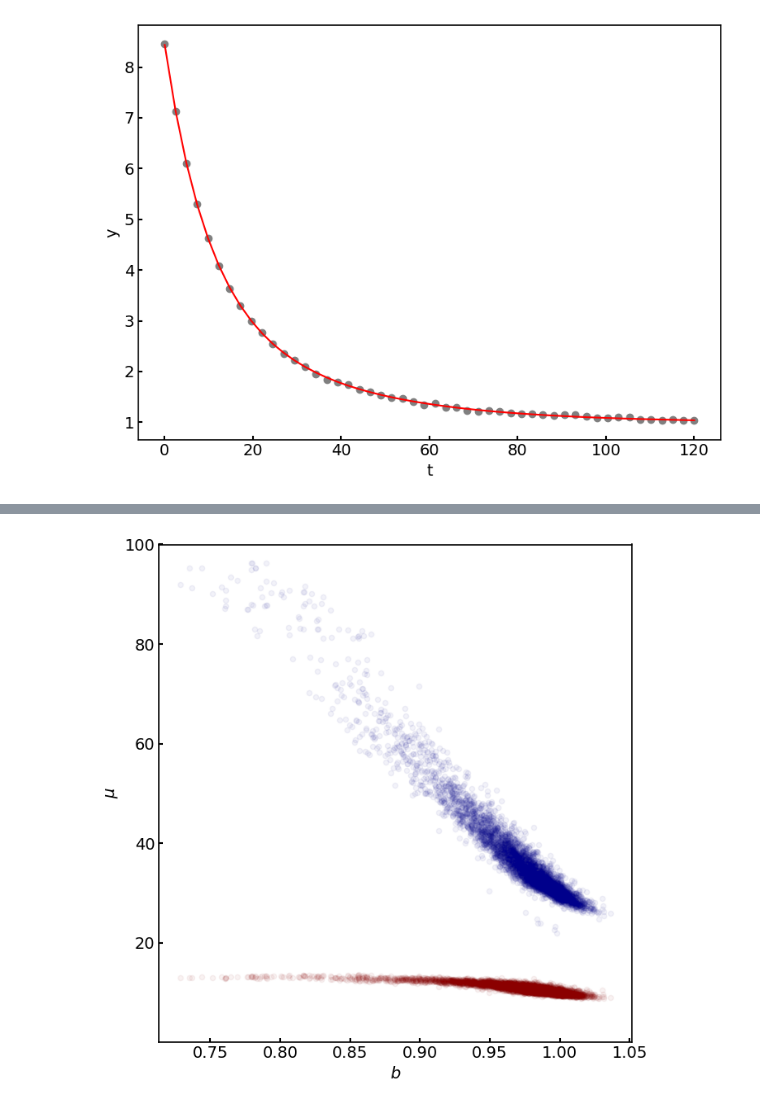
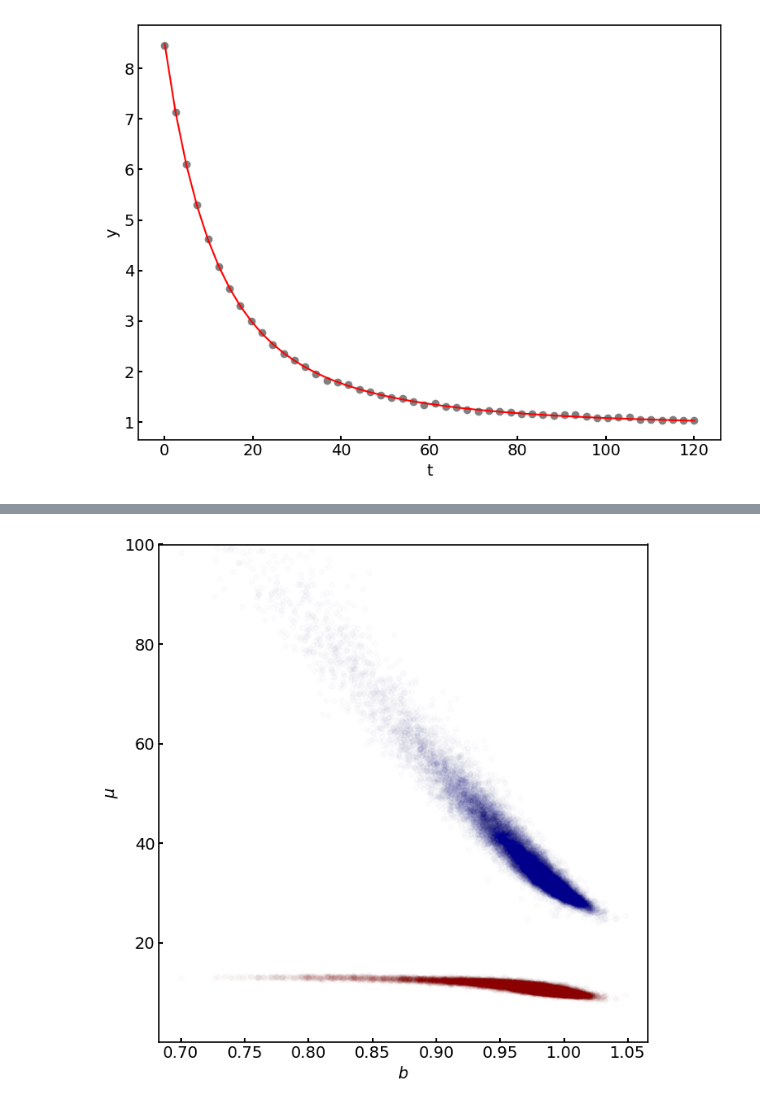
Before and after one commit to murakami9916/time-constant-distribution-estimation, a Jupyter notebook: src/example.ipynb, the cells around one changed output, grey strips where cells are left out. Cells and saved outputs as stored; diff of their text form; code cells hidden in the pictures.

```diff
--- a/src/example.ipynb
+++ b/src/example.ipynb
@@ -68,8 +68,8 @@ plt.show()
 # %% [output]
 [figure]
 # %%
-num_samples = num_warmup = 1000
-num_chains = 5
+num_samples = num_warmup = 2000
+num_chains = 10
 K = 2
 
 kernel = NUTS(model, target_accept_prob=0.95)
@@ -162,14 +164,14 @@ plt.show()
 # %%
 plt.figure(figsize=(7, 7))
 plt.scatter(samples['b'], sorted_samples['mu'][:, 0],
-                    alpha=0.05, c='darkred', s=20)
+                    alpha=0.01, c='darkred', s=20)
 plt.scatter(samples['b'], sorted_samples['mu'][:, 1],
-                    alpha=0.05, c='darkblue', s=20)
+                    alpha=0.01, c='darkblue', s=20)
 plt.xlabel(r'$b$')
 plt.ylabel(r'$\mu$')
 # plt.xlim(tau.min(), tau.max())
 plt.ylim(tau.min(), tau.max())
 plt.tight_layout()
 plt.show()
 # %% [output]
-[figure, old version]
+[figure, new version]
```
Also changed, not shown: parts of 4 cells of this notebook.
